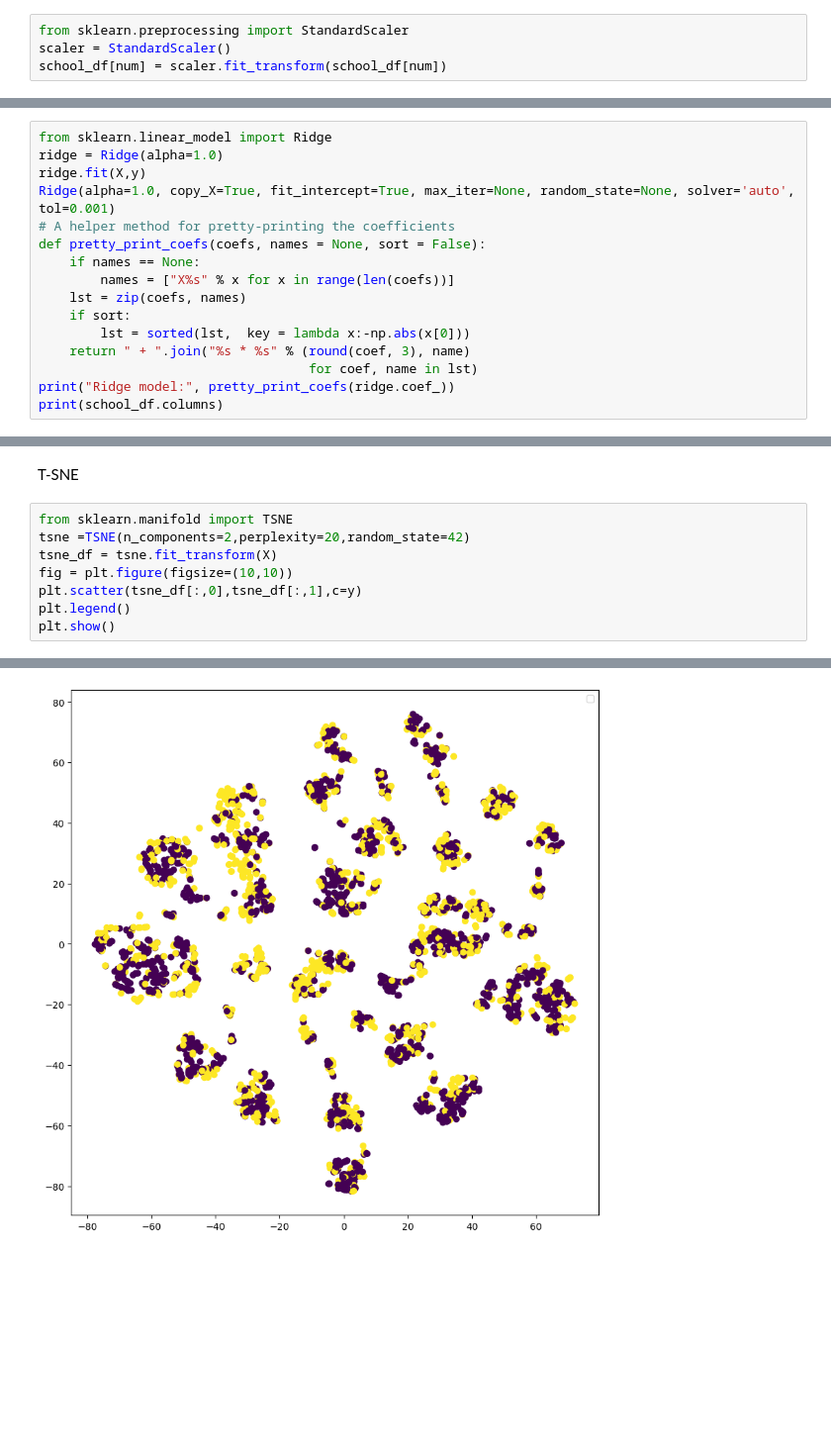
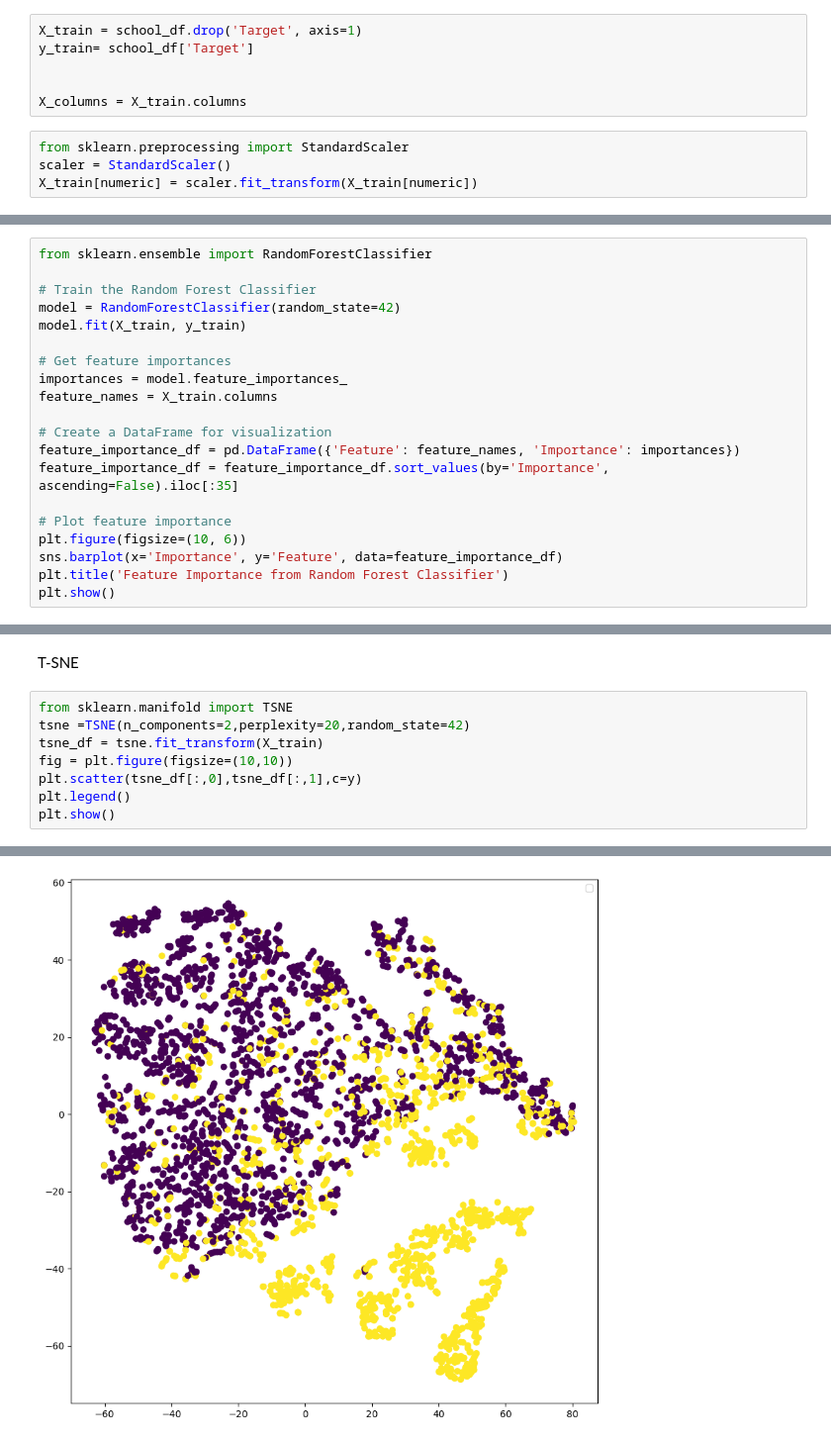
Before and after one commit to ChidiUmeh/3signet-Projects, a Jupyter notebook: week 3 Task/features.ipynb, the cells around one changed output, grey strips where cells are left out. Shown at 99% size. Drawn from its saved outputs; the diff is of its cells as text; blank space fills up the shorter version.

```diff
--- a/week 3 Task/features.ipynb
+++ b/week 3 Task/features.ipynb
@@ -233,6 +228,12 @@ school_df['Previous qualification (grade)'] = pd.cut(school_df['Previous qualifi
+# %%
+X_train = school_df.drop('Target', axis=1)
+y_train= school_df['Target']
+
+
+X_columns = X_train.columns
 # %%
 from sklearn.preprocessing import StandardScaler
 scaler = StandardScaler()
-school_df[num] = scaler.fit_transform(school_df[num])
+X_train[numeric] = scaler.fit_transform(X_train[numeric])
 # %% [markdown]
 ## Feature selection
@@ -330,17 +308,21 @@ dtype: int64
 # %%
-from sklearn.linear_model import Ridge
-ridge = Ridge(alpha=1.0)
-ridge.fit(X,y)
-Ridge(alpha=1.0, copy_X=True, fit_intercept=True, max_iter=None, random_state=None, solver='auto', tol=0.001)
-# A helper method for pretty-printing the coefficients
-def pretty_print_coefs(coefs, names = None, sort = False):
-    if names == None:
-        names = ["X%s" % x for x in range(len(coefs))]
-    lst = zip(coefs, names)
-    if sort:
-        lst = sorted(lst,  key = lambda x:-np.abs(x[0]))
-    return " + ".join("%s * %s" % (round(coef, 3), name)
-                                   for coef, name in lst)
-print("Ridge model:", pretty_print_coefs(ridge.coef_))
-print(school_df.columns)
+from sklearn.ensemble import RandomForestClassifier
+
+# Train the Random Forest Classifier
+model = RandomForestClassifier(random_state=42)
+model.fit(X_train, y_train)
+
+# Get feature importances
+importances = model.feature_importances_
+feature_names = X_train.columns
+
+# Create a DataFrame for visualization
+feature_importance_df = pd.DataFrame({'Feature': feature_names, 'Importance': importances})
+feature_importance_df = feature_importance_df.sort_values(by='Importance', ascending=False).iloc[:35]
+
+# Plot feature importance
+plt.figure(figsize=(10, 6))
+sns.barplot(x='Importance', y='Feature', data=feature_importance_df)
+plt.title('Feature Importance from Random Forest Classifier')
+plt.show()
 # %% [output]
@@ -380,11 +407,11 @@ T-SNE
 # %%
 from sklearn.manifold import TSNE
 tsne =TSNE(n_components=2,perplexity=20,random_state=42)
-tsne_df = tsne.fit_transform(X)
+tsne_df = tsne.fit_transform(X_train)
 fig = plt.figure(figsize=(10,10))
 plt.scatter(tsne_df[:,0],tsne_df[:,1],c=y)
 plt.legend()
 plt.show()
 # %% [output]
 No artists with labels found to put in legend.  Note that artists whose label start with an underscore are ignored when legend() is called with no argument.
-[figure, old version]
+[figure, new version]
```
Also changed, not shown: parts of 37 cells of this notebook, 2 other files.
